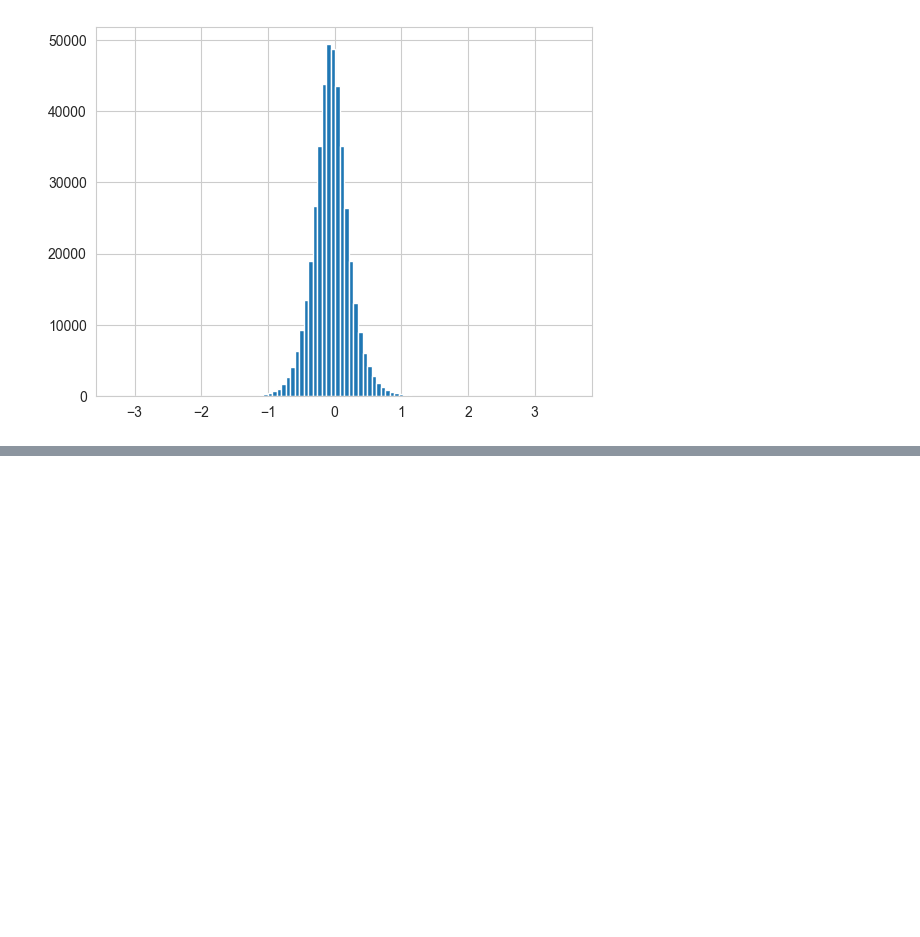
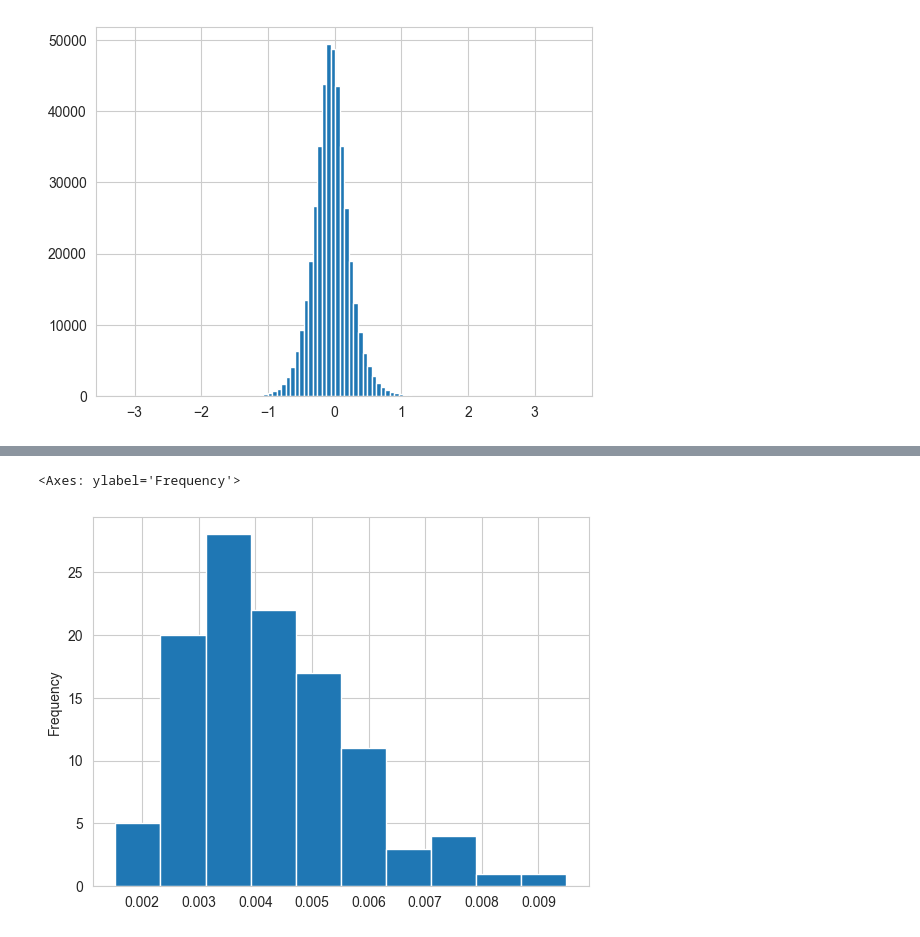
Before and after one commit to petepony/meow_meow, a Jupyter notebook: explo.ipynb, the cells around one changed output, grey strips where cells are left out. Drawn from its saved outputs; the diff is of its cells as text; code cells hidden in the pictures; blank space fills up the shorter version.

```diff
--- a/explo.ipynb
+++ b/explo.ipynb
@@ -180,0 +81,9 @@ plt.hist(np.log(ratio), density=True, bins=100)
+# %%
+average_vols = stock_groupby['sigma'].mean()
+# %%
+sorted_vols = average_vols.sort_values(ascending=True)
+# %%
+sorted_vols.plot(kind='hist')
+# %% [output]
+<Axes: ylabel='Frequency'>
+[figure, added]
```
Also changed, not shown: parts of 34 cells of this notebook.
